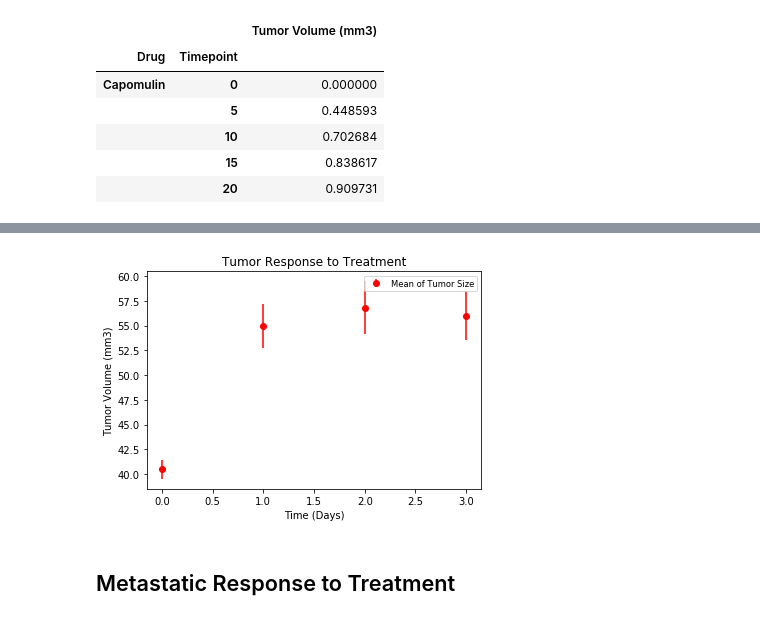
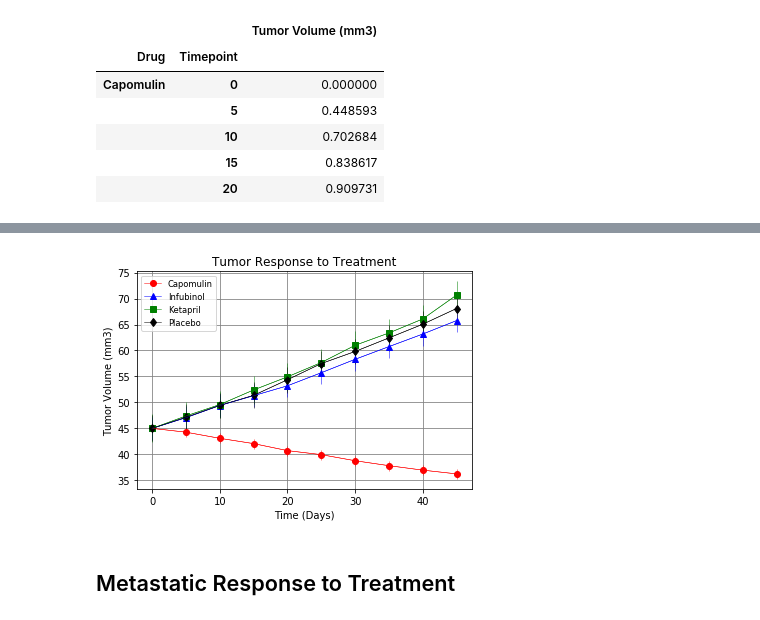
Before and after one commit to bailatrix/PharmaPy, a Jupyter notebook: main.ipynb, the cells around one changed output, grey strips where cells are left out. Saved outputs shown, nothing was run; the diff lists cells and outputs as text; code cells hidden in the pictures.

Commit message:
Fixed tumor size plot

```diff
--- a/main.ipynb
+++ b/main.ipynb
@@ -79,29 +79,3 @@ df.head()
 | 10 | 43.084291 | 48.285125 | 49.403909 | 49.582269 | 48.694210 | 49.423329 | 49.101541 | 42.531957 | 49.463844 | ... |
 | 15 | 42.064317 | 50.094055 | 51.296397 | 52.399974 | 50.933018 | 51.359742 | 51.067318 | 41.495061 | 51.529409 | ... |
 | 20 | 40.716325 | 52.157049 | 53.197691 | 54.920935 | 53.644087 | 54.364417 | 53.346737 | 40.238325 | 54.067395 | ... |
-# %%
-# Collect data to use in Plot
-df = df[['Capomulin', 'Infubinol', 'Ketapril', 'Placebo']]
-means = df.mean()
-errors = df.sem()
-
-# Create plot
-fig,ax = plt.subplots()
-
-# Configure Plot details
-ax.errorbar( np.arange(0, len(means)),
-            means,
-            yerr=errors,
-            fmt='o',
-            color='r',
-            label='Mean of Tumor Size')
-ax.set_xlabel("Time (Days)")
-ax.set_ylabel("Tumor Volume (mm3)")
-ax.set_title("Tumor Response to Treatment")
-plt.legend( loc="best", fontsize="small", fancybox=True )
-plt.show()
-
-# Save the Figure
-#plt.savefig( fname = "drug_plt.png", bbox = 'tight')
-# %% [output]
-[figure, removed]
@@ -111,3 +82,33 @@ plt.show()
+# %%
+# Collect data to use in Plot
+df = df[['Capomulin', 'Infubinol', 'Ketapril', 'Placebo']]
+times = np.arange(0,50,5)
+errors = df.sem().values
+# %%
+# Configure Plot details
+fig,ax = plt.subplots()
+plt.errorbar(times, df['Capomulin'], yerr=errors[0], color="red", linewidth=0.5)
+plt.errorbar(times, df['Infubinol'], yerr=errors[1], color="blue", linewidth=0.5)
+plt.errorbar(times, df['Ketapril'], yerr=errors[2], color="green", linewidth=0.5)
+plt.errorbar(times, df['Placebo'], yerr=errors[3], color="black", linewidth=0.5)
+
+# For each drug
+plt.plot(times, df['Capomulin'], linewidth=0.5, marker="o", color="red")
+plt.plot(times, df['Infubinol'], linewidth=0.5, marker="^", color="blue")
+plt.plot(times, df['Ketapril'], linewidth=0.5, marker="s", color="green")
+plt.plot(times, df['Placebo'], linewidth=0.5, marker="d", color="black")
+
+# Overall
+ax.set_xlabel("Time (Days)")
+ax.set_ylabel("Tumor Volume (mm3)")
+ax.set_title("Tumor Response to Treatment")
+ax.legend( loc="best", fontsize="small", fancybox=True, labels=df.columns )
+plt.grid(color='gray', linestyle='solid')
+
+# Save the Figure
+plt.savefig( fname = "drug_plt.png", bbox = 'tight')
+# %% [output]
+[figure, added]
 # %% [markdown]
 ## Metastatic Response to Treatment
 # %%
```
Also changed, not shown: parts of 1 cell of this notebook.
